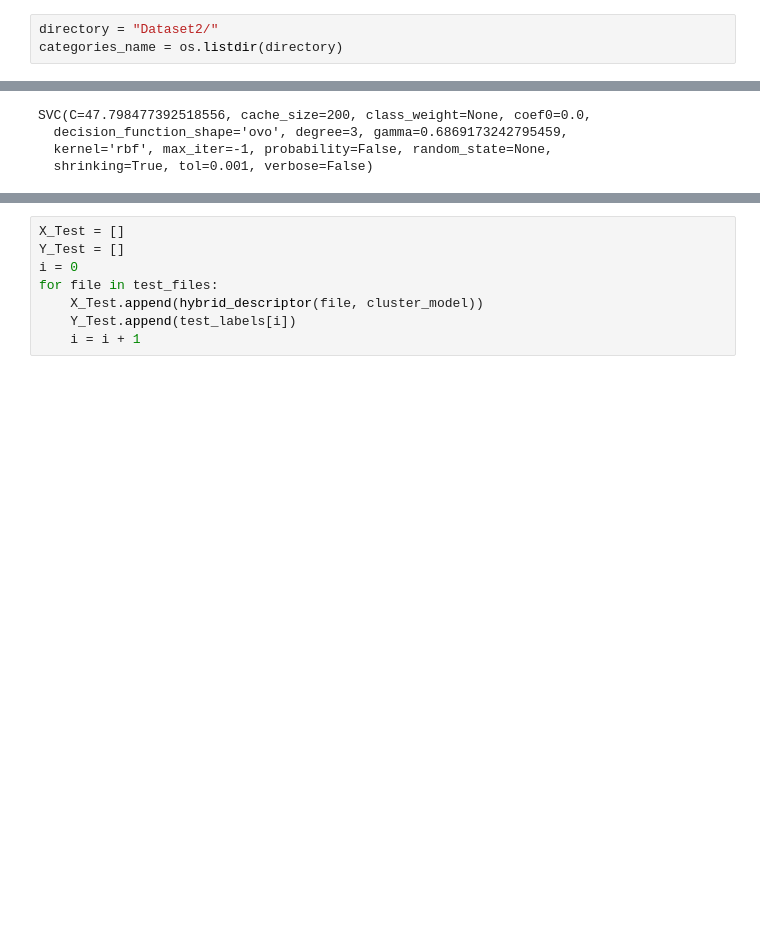
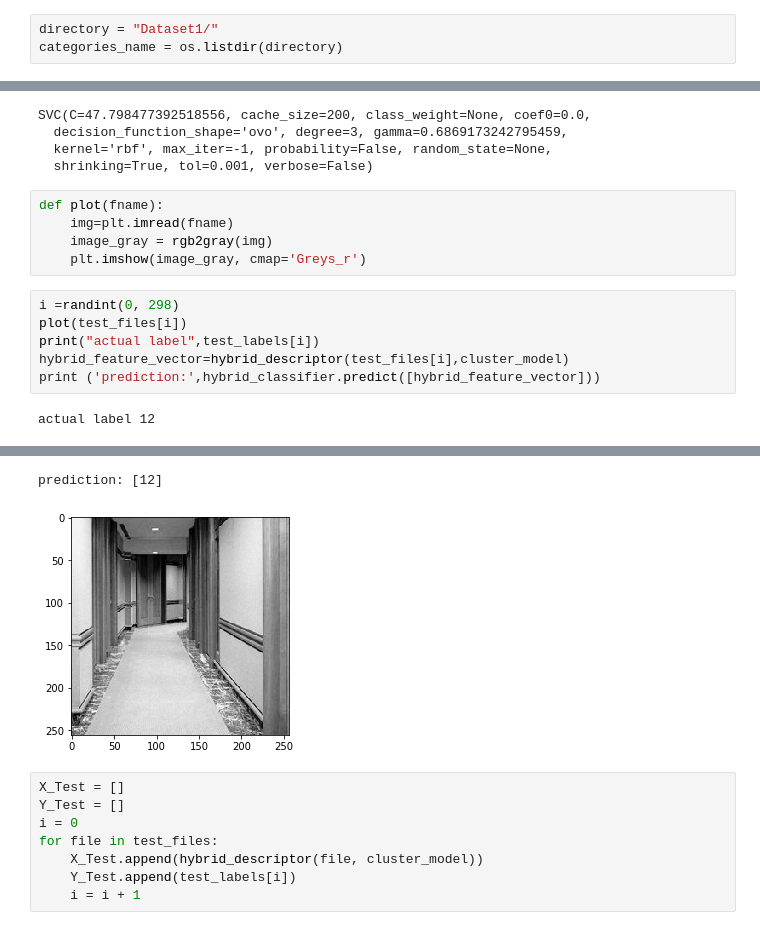
Before and after one commit to dikshaaswal/Image-classify-for-Scene-Understanding, a Jupyter notebook: Image classification using hog and daisy descriptors.ipynb, the cells around one changed output, grey strips where cells are left out. Cells and saved outputs as stored; diff of their text form; blank space fills up the shorter version.

```diff
--- a/Image classification using hog and daisy descriptors.ipynb
+++ b/Image classification using hog and daisy descriptors.ipynb
@@ -20,5 +22,5 @@ import matplotlib.pyplot as plt
 import pandas as pd
 %matplotlib inline
 # %%
-directory = "Dataset2/"
+directory = "Dataset1/"
 categories_name = os.listdir(directory)
@@ -157,3 +174,16 @@ SVC(C=47.798477392518556, cache_size=200, class_weight=None, coef0=0.0,
   decision_function_shape='ovo', degree=3, gamma=0.6869173242795459,
   kernel='rbf', max_iter=-1, probability=False, random_state=None,
   shrinking=True, tol=0.001, verbose=False)
+# %%
+def plot(fname):
+    img=plt.imread(fname)
+    image_gray = rgb2gray(img)
+    plt.imshow(image_gray, cmap='Greys_r')
+# %%
+i =randint(0, 298)
+plot(test_files[i])
+print("actual label",test_labels[i])
+hybrid_feature_vector=hybrid_descriptor(test_files[i],cluster_model)
+print ('prediction:',hybrid_classifier.predict([hybrid_feature_vector]))
+# %% [output]
+actual label 12
@@ -160,3 +192,5 @@ SVC(C=47.798477392518556, cache_size=200, class_weight=None, coef0=0.0,
+prediction: [12]
+[figure, added]
 # %%
 X_Test = []
 Y_Test = []
```
Also changed, not shown: parts of 13 cells of this notebook.
